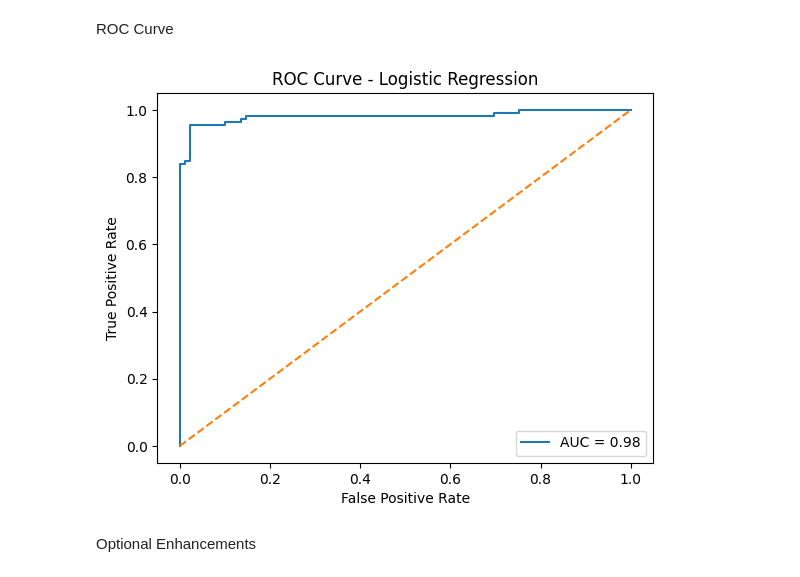
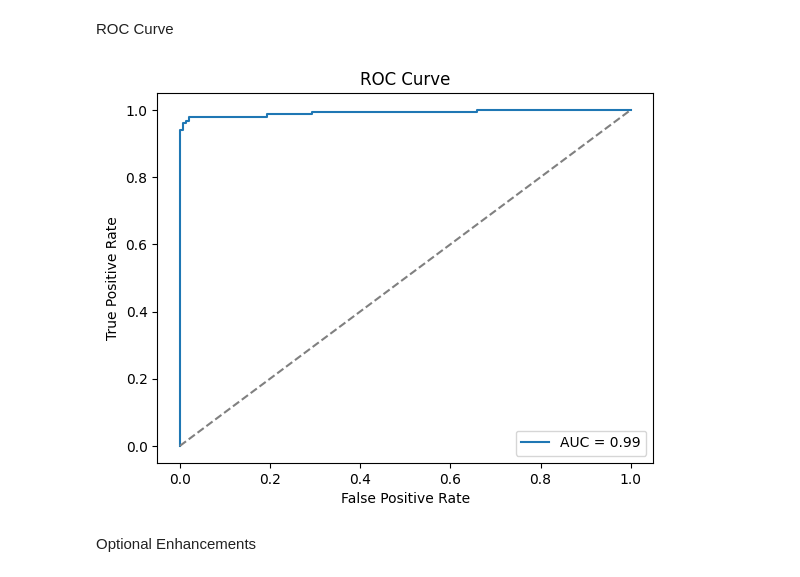
Before and after one commit to jaswanthBavi/Minor, a Jupyter notebook: MINOR.ipynb, the cells around one changed output. Saved outputs shown, nothing was run; the diff lists cells and outputs as text; code cells hidden in the pictures.

```diff
--- a/MINOR.ipynb
+++ b/MINOR.ipynb
@@ -70,0 +75,3 @@ np.int64(0)
+# %%
+if df['Male'].dtype == 'object':
+    df['Male'] = df['Male'].map({'Male': 1, 'Female': 0})
@@ -145,18 +161,21 @@ plt.show()
 # %% [markdown]
 ROC Curve
 # %%
-fpr, tpr, _ = roc_curve(y_test, y_proba)
+from sklearn.metrics import roc_curve, auc
+
+y_prob = model.predict_proba(X_test)[:,1]
+fpr, tpr, thresholds = roc_curve(y_test, y_prob)
 roc_auc = auc(fpr, tpr)
 
-plt.plot(fpr, tpr, label=f"AUC = {roc_auc:.2f}")
-plt.plot([0,1], [0,1], linestyle="--")
+plt.plot(fpr, tpr, label="AUC = %.2f" % roc_auc)
+plt.plot([0,1],[0,1],'--',color='gray')
 plt.xlabel("False Positive Rate")
 plt.ylabel("True Positive Rate")
-plt.title("ROC Curve - Logistic Regression")
-plt.legend(loc="lower right")
+plt.title("ROC Curve")
+plt.legend()
 plt.show()
 # %% [output]
-[figure, old version]
+[figure, new version]
 # %% [markdown]
 Optional Enhancements
 # %%
```
Also changed, not shown: parts of 5 cells of this notebook.
